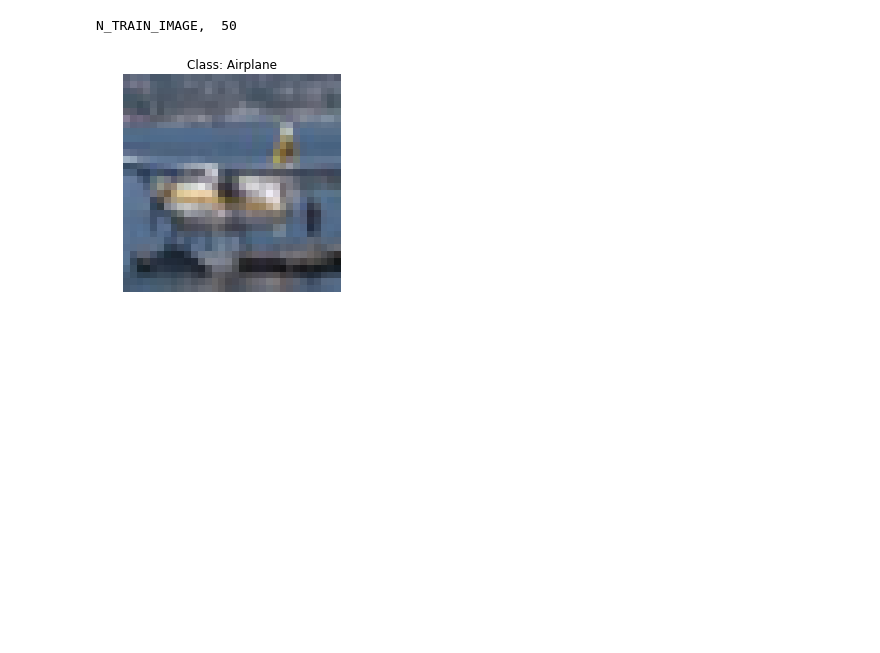
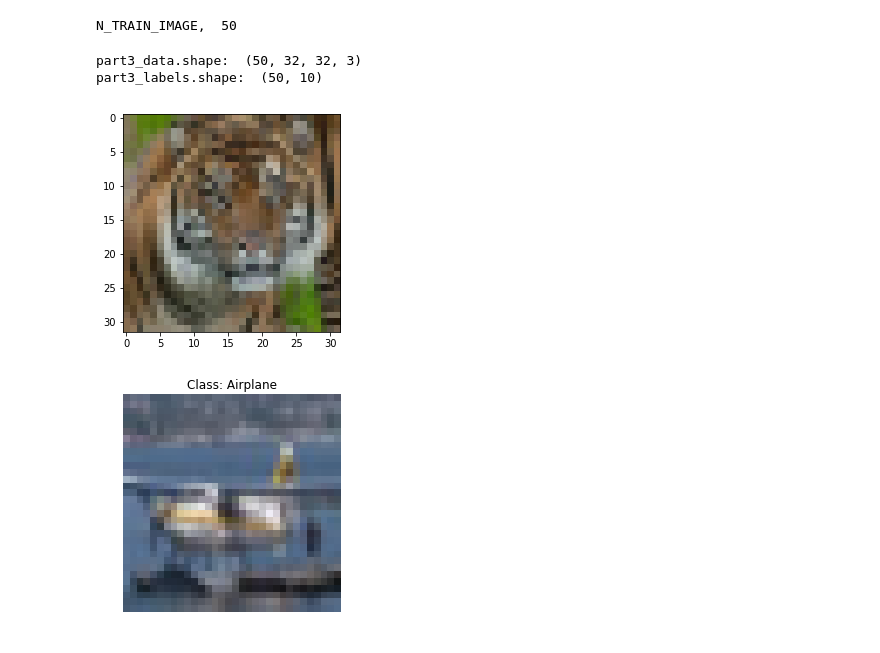
Before and after one commit to bryanbocao/neuralnets-deeplearning, a Jupyter notebook: assignment4-BoCao/src/assign4_exp2.ipynb, the cells around one changed output. Cells and saved outputs as stored; diff of their text form; code cells hidden in the pictures; blank space fills up the shorter version.

```diff
--- a/assignment4-BoCao/src/assign4_exp2.ipynb
+++ b/assignment4-BoCao/src/assign4_exp2.ipynb
@@ -69,6 +69,16 @@ all_train_data = train_data
 all_train_labels = train_labels
 # %% [output]
 N_TRAIN_IMAGE,  50
+# %%
+part3_data = img_reader.get_data()
+part3_labels = img_reader.get_labels()
+print("part3_data.shape: ", part3_data.shape)
+print("part3_labels.shape: ", part3_labels.shape)
+img_reader.show_image(part3_data, 3) #show the image with index 3
+# %% [output]
+part3_data.shape:  (50, 32, 32, 3)
+part3_labels.shape:  (50, 10)
+[figure, added]
 # %%
 cifar.preview_data(data_set="training")
 # %% [output]
```
